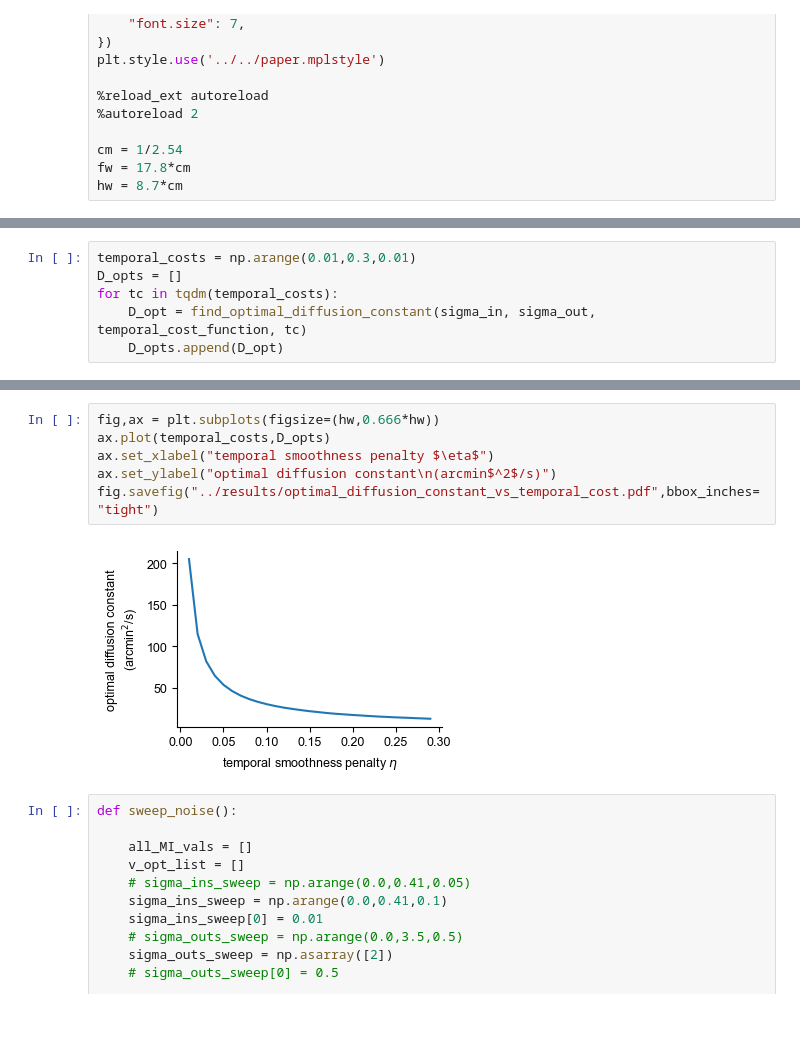
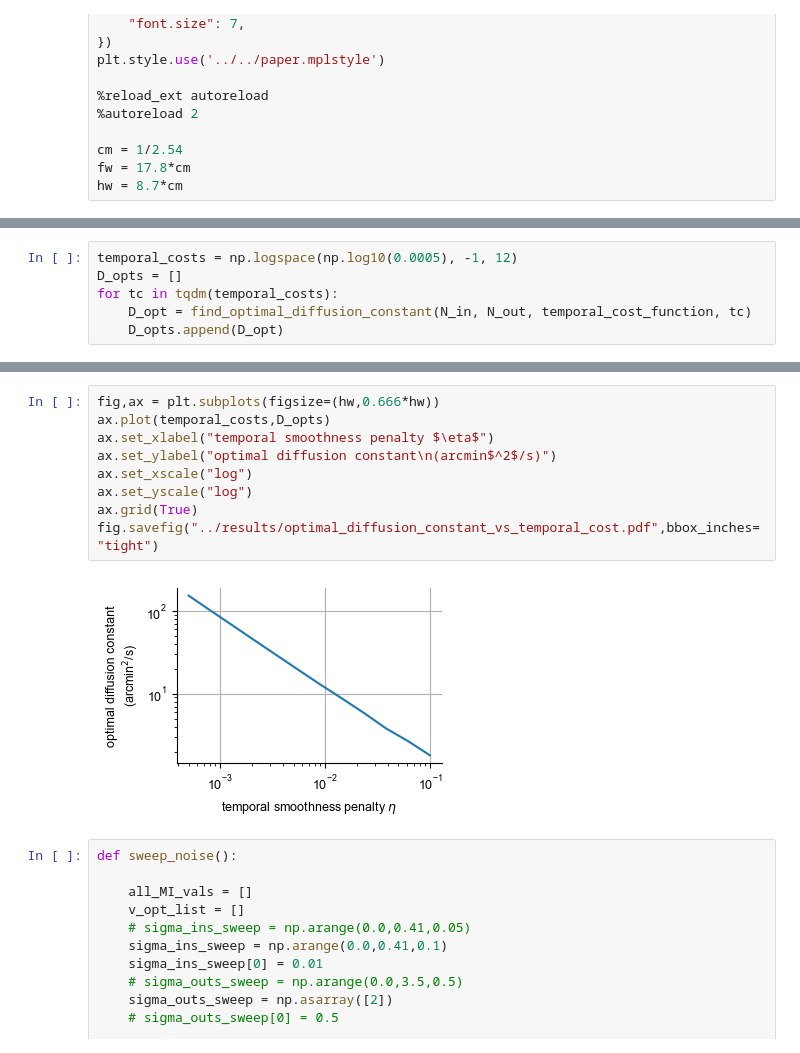
Before and after one commit to Yates-Lab/efficient-coding-drift-spectrum, a Jupyter notebook: scripts/moving_retina_2.ipynb, the cells around one changed output, grey strips where cells are left out. Drawn from its saved outputs; the diff is of its cells as text; blank space fills up the shorter version.

```diff
--- a/scripts/moving_retina_2.ipynb
+++ b/scripts/moving_retina_2.ipynb
@@ -306,6 +313,6 @@ np.float64(9.395767127769786e-07)
 # %%
-temporal_costs = np.arange(0.01,0.3,0.01)
+temporal_costs = np.logspace(np.log10(0.0005), -1, 12)
 D_opts = []
 for tc in tqdm(temporal_costs):
-    D_opt = find_optimal_diffusion_constant(sigma_in, sigma_out, temporal_cost_function, tc)
+    D_opt = find_optimal_diffusion_constant(N_in, N_out, temporal_cost_function, tc)
     D_opts.append(D_opt)
@@ -315,11 +319,14 @@ Text(0, 0.5, 'optimal diffusion constant (arcmin$^2$/s)')
 # %%
 fig,ax = plt.subplots(figsize=(hw,0.666*hw))
 ax.plot(temporal_costs,D_opts)
 ax.set_xlabel("temporal smoothness penalty $\eta$")
 ax.set_ylabel("optimal diffusion constant\n(arcmin$^2$/s)")
+ax.set_xscale("log")
+ax.set_yscale("log")
+ax.grid(True)
 fig.savefig("../results/optimal_diffusion_constant_vs_temporal_cost.pdf",bbox_inches="tight")
 # %% [output]
-[figure, old version]
+[figure, new version]
 # %%
 def sweep_noise():
 
```
Also changed, not shown: parts of 13 cells of this notebook.
